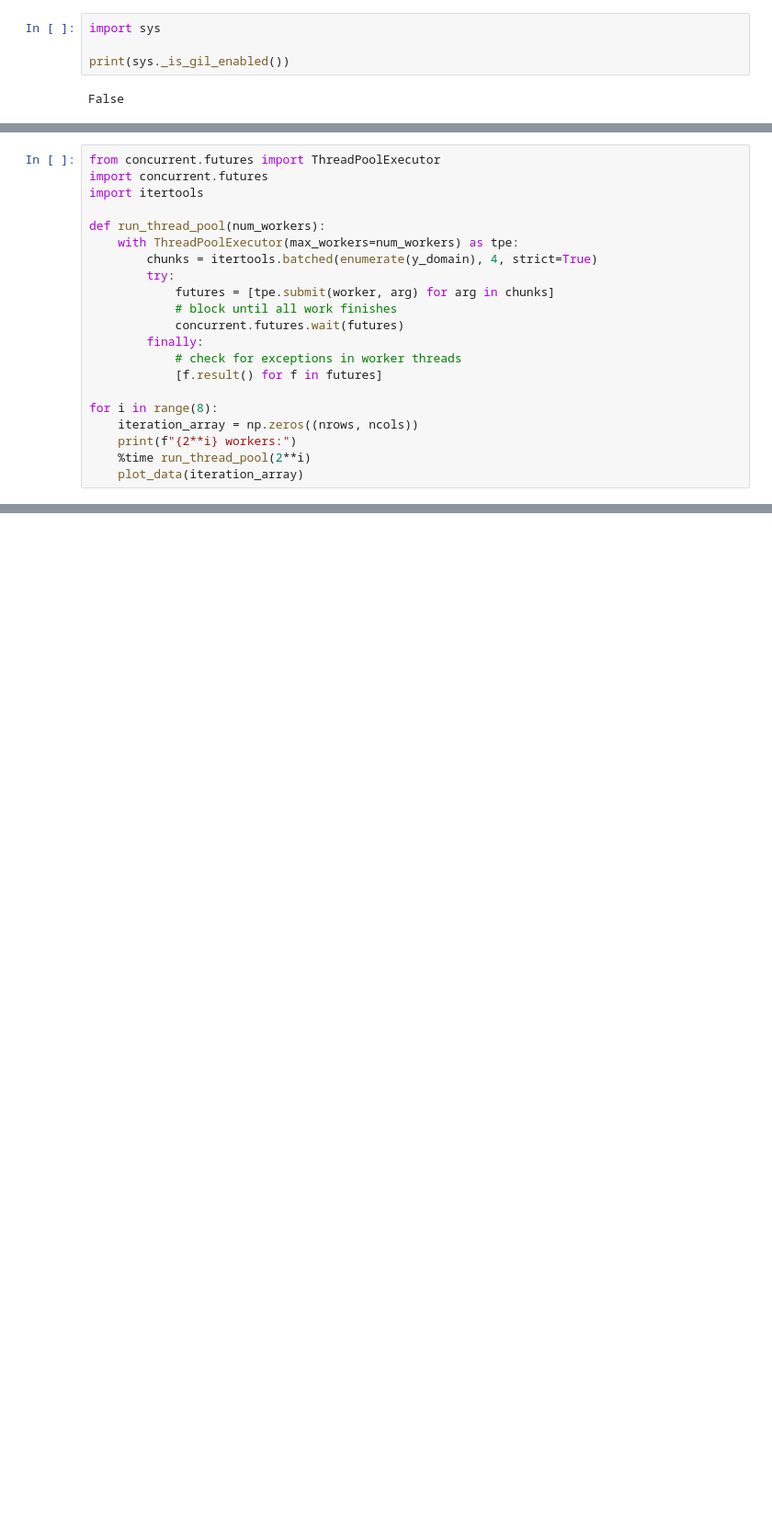
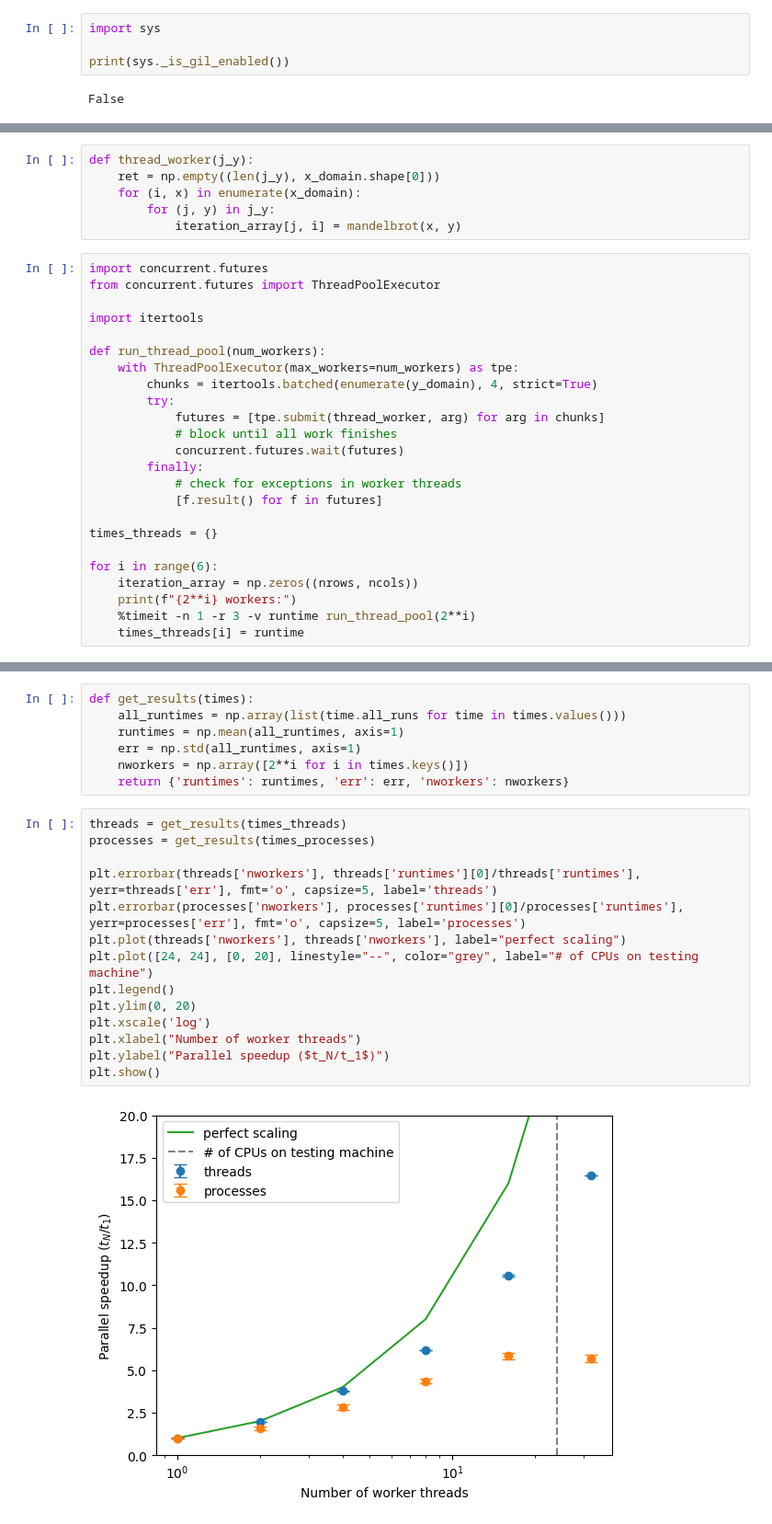
Before and after one commit to Quansight-Labs/free-threaded-compatibility, a Jupyter notebook: docs/examples/mandelbrot-threads.ipynb, the cells around one changed output, grey strips where cells are left out. Shown at 92% size. Drawn from its saved outputs; the diff is of its cells as text; blank space fills up the shorter version.

```diff
--- a/docs/examples/mandelbrot-threads.ipynb
+++ b/docs/examples/mandelbrot-threads.ipynb
@@ -62,23 +94,32 @@ def worker(j_y):
+# %%
+def thread_worker(j_y):
+    ret = np.empty((len(j_y), x_domain.shape[0]))
+    for (i, x) in enumerate(x_domain):
+        for (j, y) in j_y:
+            iteration_array[j, i] = mandelbrot(x, y)
 # %%
+import concurrent.futures
 from concurrent.futures import ThreadPoolExecutor
-import concurrent.futures
+
 import itertools
 
 def run_thread_pool(num_workers):
     with ThreadPoolExecutor(max_workers=num_workers) as tpe:
         chunks = itertools.batched(enumerate(y_domain), 4, strict=True)
         try:
-            futures = [tpe.submit(worker, arg) for arg in chunks]
+            futures = [tpe.submit(thread_worker, arg) for arg in chunks]
             # block until all work finishes
             concurrent.futures.wait(futures)
         finally:
             # check for exceptions in worker threads
             [f.result() for f in futures]
 
-for i in range(8):
+times_threads = {}
+
+for i in range(6):
     iteration_array = np.zeros((nrows, ncols))
     print(f"{2**i} workers:")
-    %time run_thread_pool(2**i)
-    plot_data(iteration_array)
+    %timeit -n 1 -r 3 -v runtime run_thread_pool(2**i)
+    times_threads[i] = runtime
 # %% [output]
 1 workers:
@@ -108,0 +137,23 @@ Wall time: 858 ms
+# %%
+def get_results(times):
+    all_runtimes = np.array(list(time.all_runs for time in times.values()))
+    runtimes = np.mean(all_runtimes, axis=1)
+    err = np.std(all_runtimes, axis=1)
+    nworkers = np.array([2**i for i in times.keys()])
+    return {'runtimes': runtimes, 'err': err, 'nworkers': nworkers}
+# %%
+threads = get_results(times_threads)
+processes = get_results(times_processes)
+
+plt.errorbar(threads['nworkers'], threads['runtimes'][0]/threads['runtimes'], yerr=threads['err'], fmt='o', capsize=5, label='threads')
+plt.errorbar(processes['nworkers'], processes['runtimes'][0]/processes['runtimes'], yerr=processes['err'], fmt='o', capsize=5, label='processes')
+plt.plot(threads['nworkers'], threads['nworkers'], label="perfect scaling")
+plt.plot([24, 24], [0, 20], linestyle="--", color="grey", label="# of CPUs on testing machine")
+plt.legend()
+plt.ylim(0, 20)
+plt.xscale('log')
+plt.xlabel("Number of worker threads")
+plt.ylabel("Parallel speedup ($t_N/t_1$)")
+plt.show()
+# %% [output]
+[figure, added]
```
Also changed, not shown: parts of 7 cells of this notebook, 1 other file.
